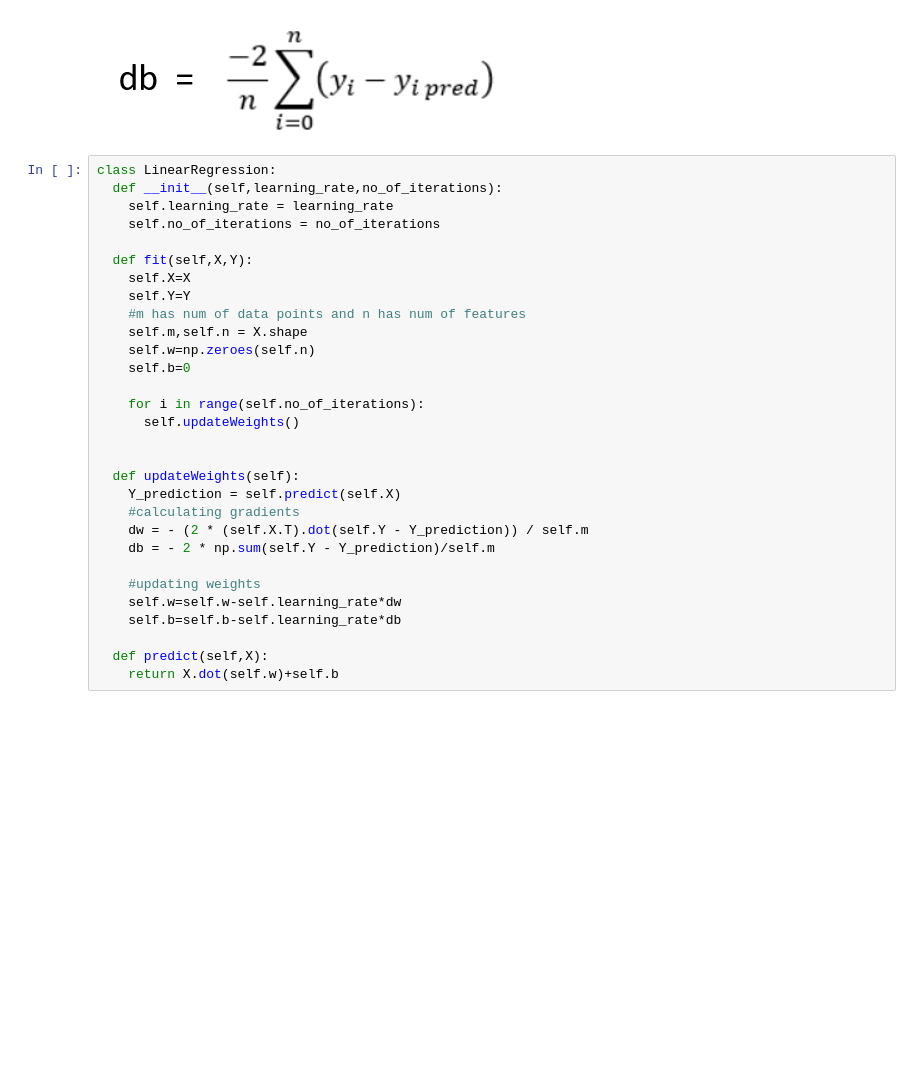
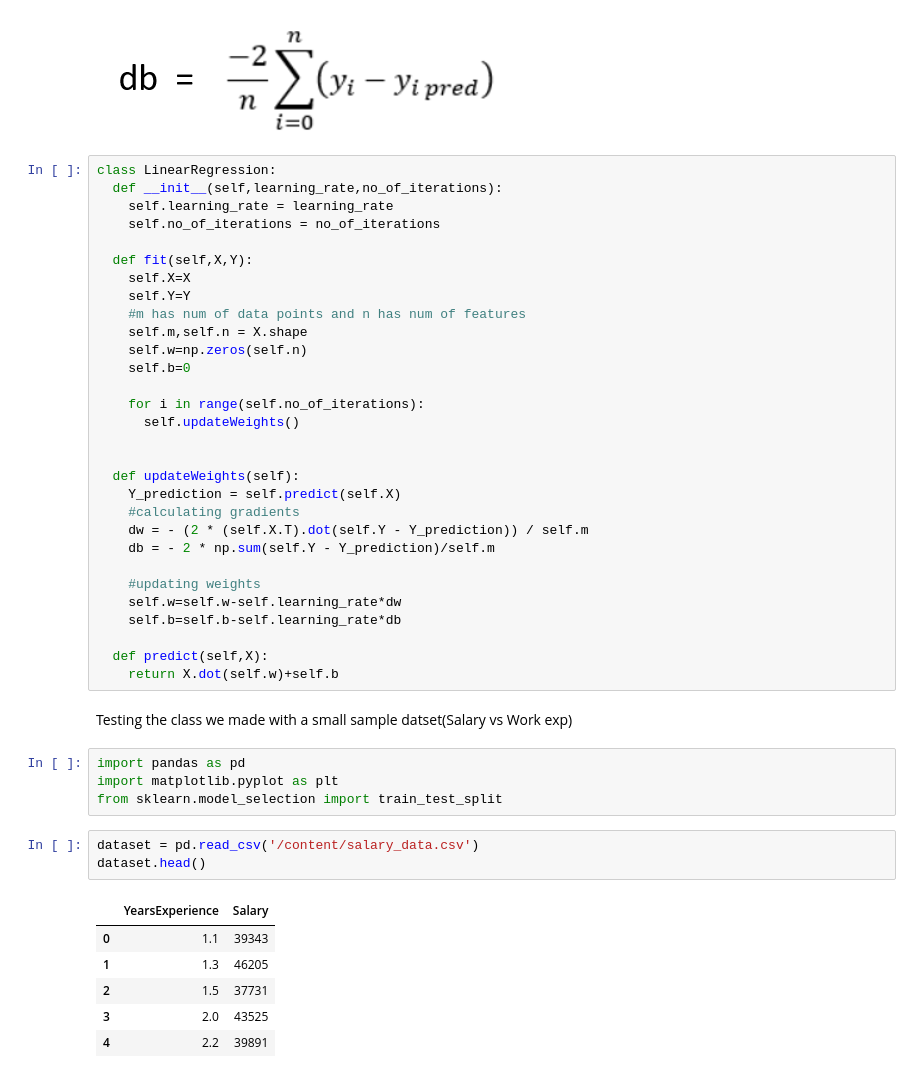
Before and after one commit to Sairaj-97/Machine-Learning, a Jupyter notebook: Linear_Regression.ipynb, the cells around one changed output. Cells and saved outputs as stored; diff of their text form; blank space fills up the shorter version.

```diff
--- a/Linear_Regression.ipynb
+++ b/Linear_Regression.ipynb
@@ -41,7 +41,7 @@ class LinearRegression:
     self.Y=Y
     #m has num of data points and n has num of features
     self.m,self.n = X.shape
-    self.w=np.zeroes(self.n)
+    self.w=np.zeros(self.n)
     self.b=0
 
     for i in range(self.no_of_iterations):
@@ -60,3 +60,19 @@ class LinearRegression:
 
   def predict(self,X):
     return X.dot(self.w)+self.b
+# %% [markdown]
+Testing the class we made with a small sample datset(Salary vs Work exp)
+# %%
+import pandas as pd
+import matplotlib.pyplot as plt
+from sklearn.model_selection import train_test_split
+# %%
+dataset = pd.read_csv('/content/salary_data.csv')
+dataset.head()
+# %% [output]
+|  | YearsExperience | Salary |
+| 0 | 1.1 | 39343 |
+| 1 | 1.3 | 46205 |
+| 2 | 1.5 | 37731 |
+| 3 | 2.0 | 43525 |
+| 4 | 2.2 | 39891 |
```
Also changed, not shown: parts of 9 cells of this notebook.
